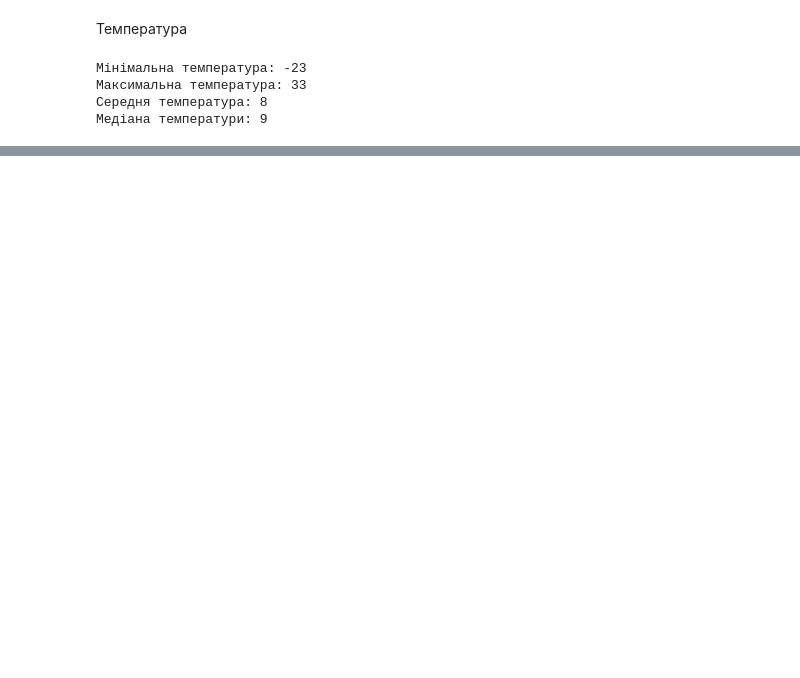
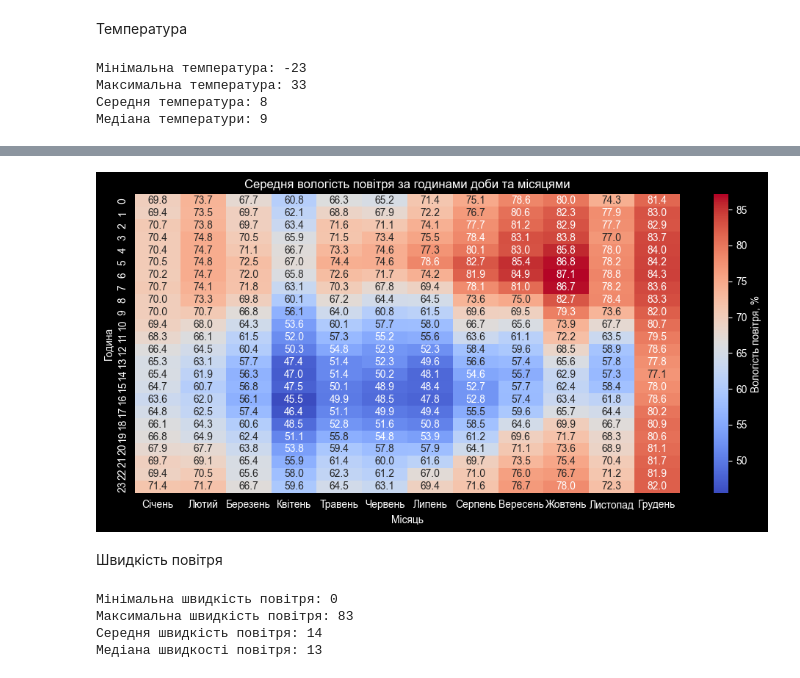
Before and after one commit to Zhyhalov/AFER, a Jupyter notebook: lab_2.ipynb, the cells around one changed output, grey strips where cells are left out. Drawn from its saved outputs; the diff is of its cells as text; code cells hidden in the pictures; blank space fills up the shorter version.

```diff
--- a/lab_2.ipynb
+++ b/lab_2.ipynb
@@ -86,0 +116,16 @@ plt.tight_layout()
+# %%
+heatmap('Rel Hum_%', 'Вологість повітря, %', 'вологість повітря')
+# %% [output]
+[figure, added]
+# %% [markdown]
+Швидкість повітря
+# %%
+print(f'Мінімальна швидкість повітря: {float(df_original['Wind Speed_km/h'].min())}\n'
+      f'Максимальна швидкість повітря: {float(df_original['Wind Speed_km/h'].max())}\n'
+      f'Середня швидкість повітря: {float(df_original['Wind Speed_km/h'].mean())}\n'
+      f'Медіана швидкості повітря: {float(df_original['Wind Speed_km/h'].median())}')
+# %% [output]
+Мінімальна швидкість повітря: 0
+Максимальна швидкість повітря: 83
+Середня швидкість повітря: 14
+Медіана швидкості повітря: 13
```
Also changed, not shown: parts of 20 cells of this notebook.
